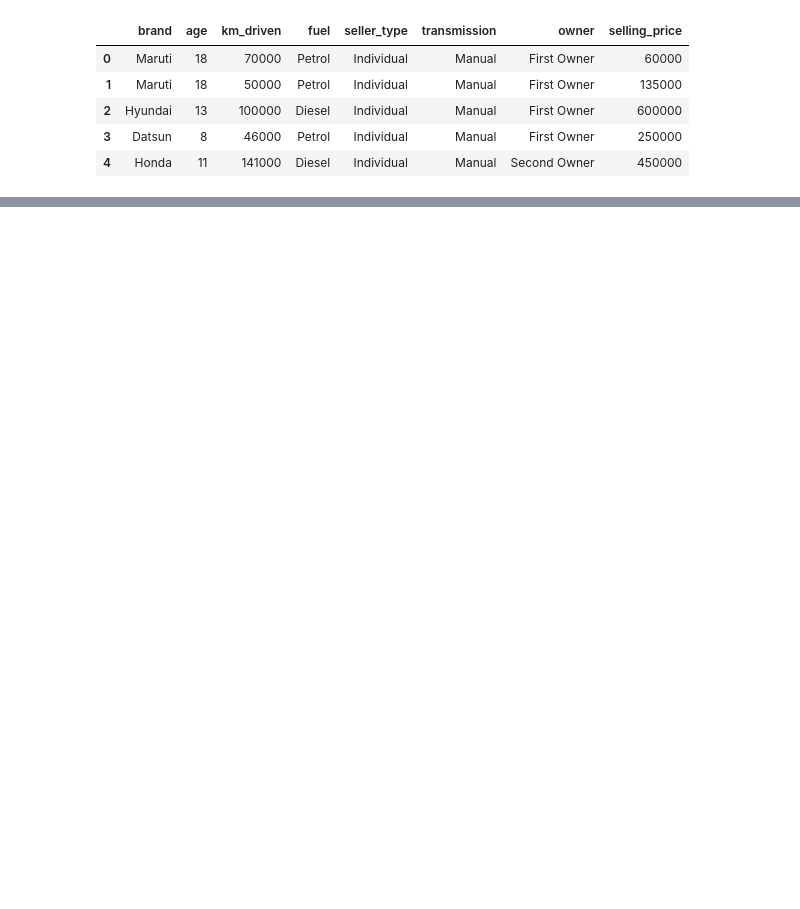
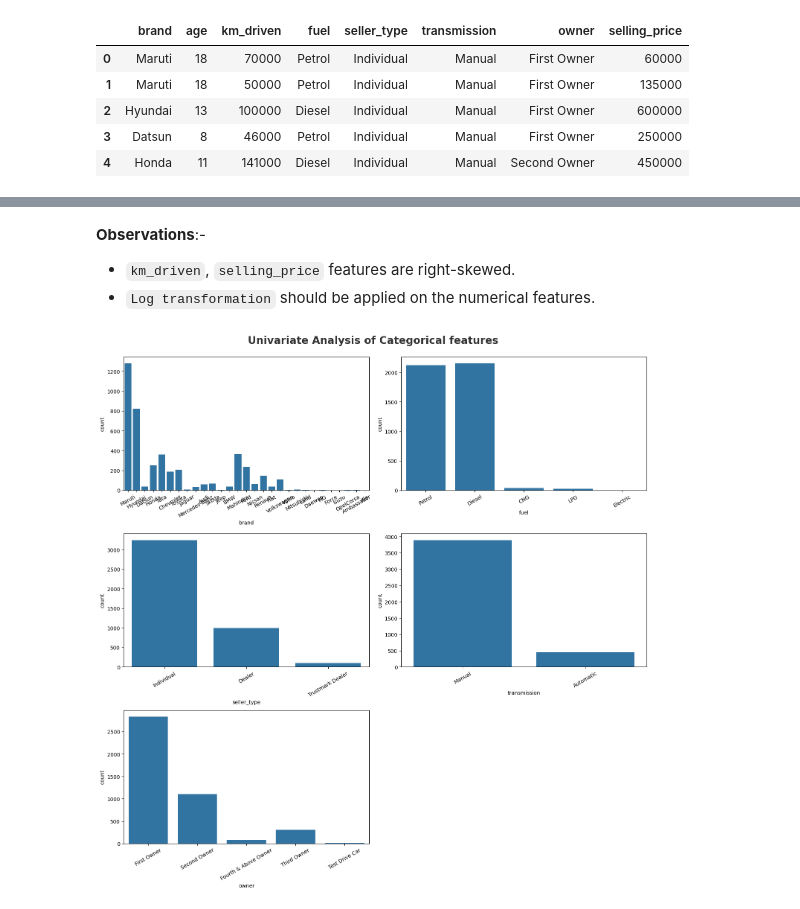
Before and after one commit to Karthik06-Git/EndToEnd_MLOps_Project, a Jupyter notebook: research/EDA.ipynb, the cells around one changed output, grey strips where cells are left out. Saved outputs shown, nothing was run; the diff lists cells and outputs as text; code cells hidden in the pictures; blank space fills up the shorter version.

```diff
--- a/research/EDA.ipynb
+++ b/research/EDA.ipynb
@@ -116,0 +141,18 @@ df.head()
+# %% [markdown]
+**Observations**:-
+- `km_driven`, `selling_price` features are right-skewed.
+- `Log transformation` should be applied on the numerical features.
+# %%
+# Prportions of data in Categorical columns
+plt.figure(figsize=(15,15))
+plt.suptitle("Univariate Analysis of Categorical features", fontsize=20, fontweight="bold", alpha=0.8, y=1)
+category = ['Type','Content Rating']
+
+for i in range(0, len(cat_cols)):
+    plt.subplot(3,2, i+1)
+    sns.countplot(x=df[cat_cols[i]])
+    plt.xlabel(cat_cols[i])
+    plt.xticks(rotation=30)
+    plt.tight_layout()
+# %% [output]
+[figure, added]
```
Also changed, not shown: parts of 4 cells of this notebook, 2 other files.
